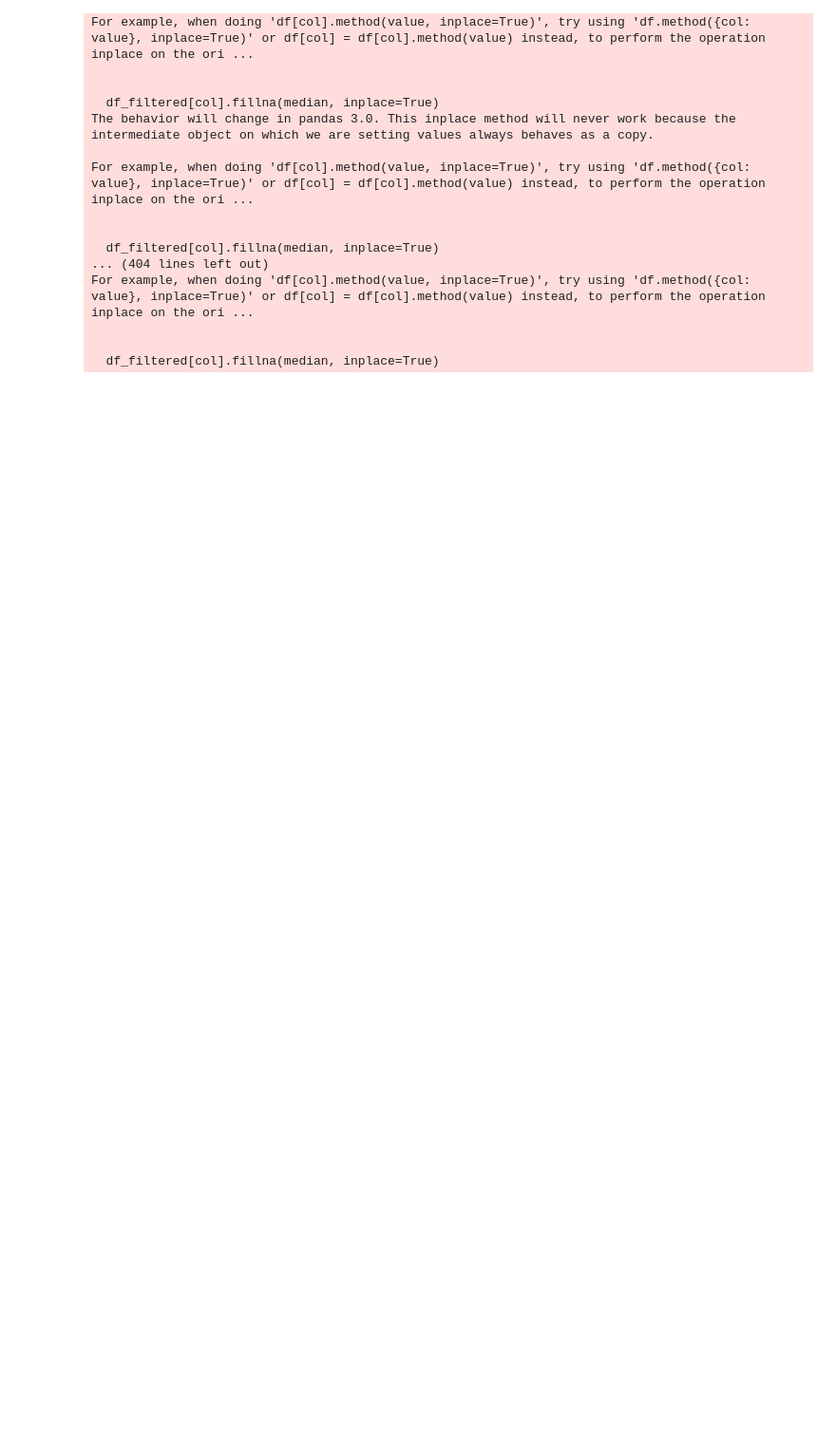
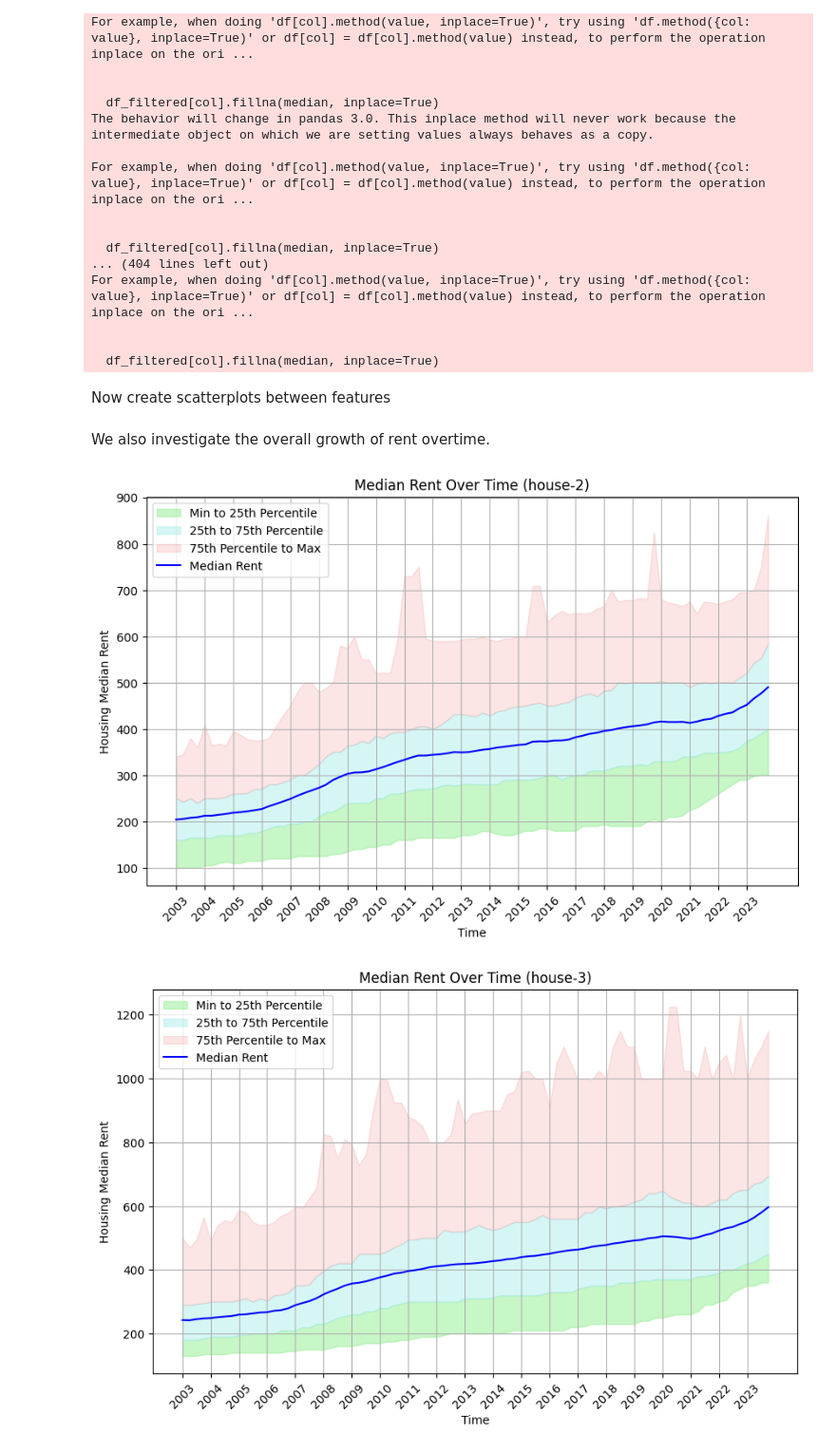
Before and after one commit to MAST30034-AppliedDataScience/project-2-group-real-estate-industry-project-11, a Jupyter notebook: notebooks/4. analysis/a. EDA/exploratory.ipynb, the cells around one changed output. Shown at 95% size. Drawn from its saved outputs; the diff is of its cells as text; code cells hidden in the pictures; blank space fills up the shorter version.

Commit message:
added exploratory and folium visualisation notebooks

```diff
--- a/notebooks/4. analysis/a. EDA/exploratory.ipynb
+++ b/notebooks/4. analysis/a. EDA/exploratory.ipynb
@@ -79,6 +80,8 @@ For example, when doing 'df[col].method(value, inplace=True)', try using 'df.met
 
 
   df_filtered[col].fillna(median, inplace=True)
+# %% [markdown]
+Now create scatterplots between features
 # %%
 CORRELATIONS_OUTPUT_PATH = '../../../plots/scatterplot'
 
@@ -117,3 +120,61 @@ for comb in DWELLING_COMBINATIONS:
         new_col_name = col.replace('/', '')
         plt.savefig(f'{CORRELATIONS_OUTPUT_PATH}/{comb[0]}-{comb[1]}/{new_col_name}_vs_rent.png')
         plt.close()
+# %% [markdown]
+We also investigate the overall growth of rent overtime.
+# %%
+# plot the median rent over time
+import matplotlib.pyplot as plt
+
+RENTAL_GROWTH_GRAPH_OUTPUT_PATH = '../../../plots/curated'
+os.makedirs(RENTAL_GROWTH_GRAPH_OUTPUT_PATH, exist_ok=True)
+
+START_YEAR = 2003
+
+for comb in DWELLING_COMBINATIONS:
+
+    df_filtered = analysis.filter_range(housing_df, START_YEAR, 1, 2023, 4, comb[0], comb[1])
+
+    df_filtered['time'] = (df_filtered['year'] - 2003) * 4 + df_filtered['quarter']
+
+    # Group by 'time' to calculate median, 25th and 75th percentiles
+    df_stats = df_filtered.groupby('time')['housing: median'].agg(
+        median='mean',            # or you can use median() directly
+        min='min',
+        q25=lambda x: x.quantile(0.25),
+        q75=lambda x: x.quantile(0.75),
+        max='max'
+    ).reset_index()
+
+    # Plotting
+    plt.figure(figsize=(10, 6))
+
+    # Fill areas for quantiles
+    plt.fill_between(df_stats['time'], df_stats['min'], df_stats['q25'], color='#90EE90', alpha=0.5, label='Min to 25th Percentile')
+    plt.fill_between(df_stats['time'], df_stats['q25'], df_stats['q75'], color='#AEEEEE', alpha=0.5, label='25th to 75th Percentile')
+    plt.fill_between(df_stats['time'], df_stats['q75'], df_stats['max'], color='#F08080', alpha=0.2, label='75th Percentile to Max')
+
+    # Plot median rent
+    plt.plot(df_stats['time'], df_stats['median'], color='blue', label='Median Rent')
+
+    indices = df_filtered['time'].max()
+
+    tick_labels = [f"{START_YEAR + i // 4}" for i in range(0, indices, 4)]
+    tick_positions = range(1, indices + 1, 4)
+
+    plt.xticks(tick_positions, tick_labels, rotation=45)
+
+    # Adding titles and labels
+    plt.title(f'Median Rent Over Time ({comb[0]}-{comb[1]})')
+    plt.xlabel('Time')
+    plt.ylabel('Housing Median Rent')
+
+    plt.legend()
+    plt.grid()
+
+    # Show the plot
+    plt.savefig(f'{RENTAL_GROWTH_GRAPH_OUTPUT_PATH}/rental_growth_overtime-{comb[0]}-{comb[1]}.png')
+    plt.show()
+# %% [output]
+[figure, added]
+[figure, added]
```
Also changed, not shown: parts of 5 cells of this notebook, 9 other files.
